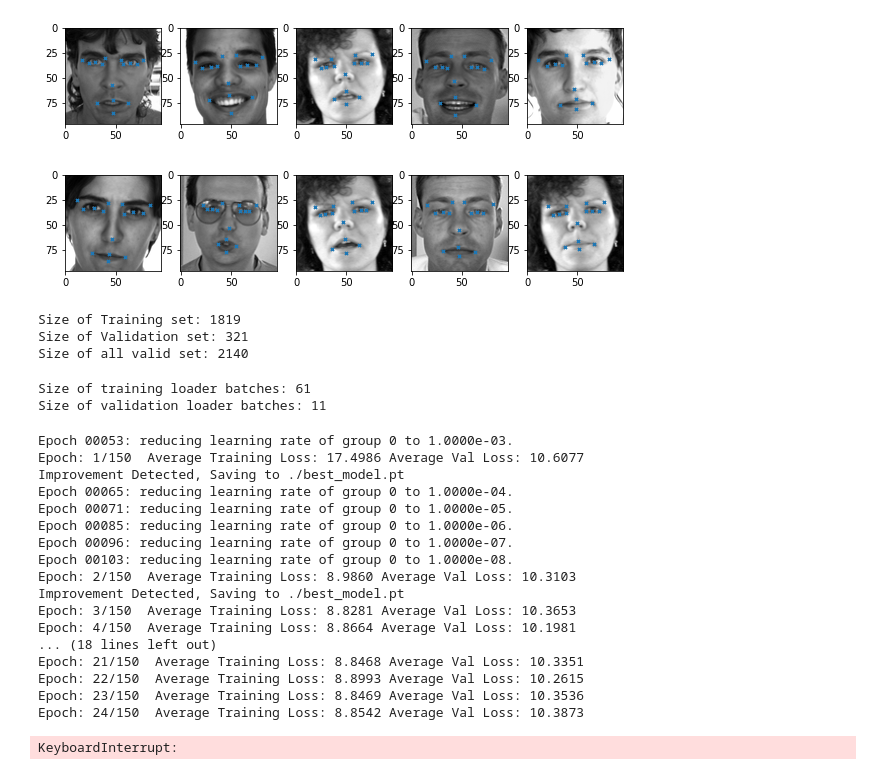
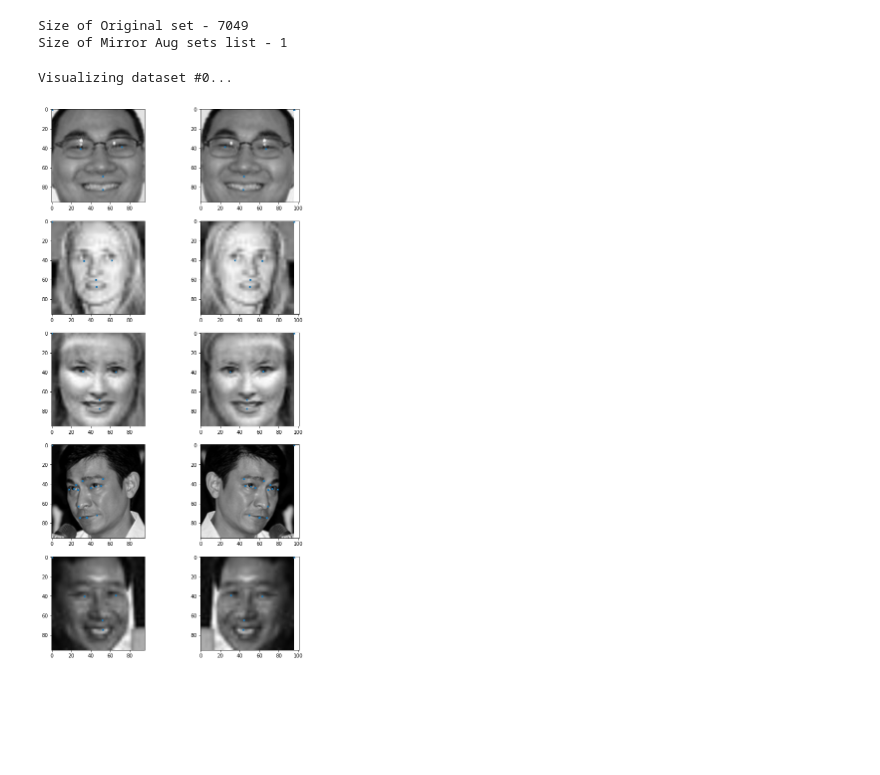
Before and after one commit to WayGold/FacialKeypointDetection, a Jupyter notebook: FacialKeypointsDetection.ipynb, the cells around one changed output. Cells and saved outputs as stored; diff of their text form; code cells hidden in the pictures; blank space fills up the shorter version.

```diff
--- a/FacialKeypointsDetection.ipynb
+++ b/FacialKeypointsDetection.ipynb
@@ -37,48 +34,12 @@ Randomly Visualizing...
-# %%
-allValidTrain, allValidVal = dl.getTrainValidationDataSet(csv_allValid, 0.85)
-vs.rand_vis_dataset(allValidTrain, 5)
-vs.rand_vis_dataset(allValidVal, 5)
-# %% [output]
-[figure, removed]
-[figure, removed]
-# %%
-print('Size of Training set: {}\nSize of Validation set: {}'.format(len(allValidTrain), len(allValidVal)))
-print('Size of all valid set: {}'.format(len(csv_allValid)))
-# %% [output]
-Size of Training set: 1819
-Size of Validation set: 321
-Size of all valid set: 2140
-# %%
-train_sampler = SubsetRandomSampler(range(len(allValidTrain)))
-val_sampler = SubsetRandomSampler(range(len(allValidVal)))
-
-train_loader = torch.utils.data.DataLoader(allValidTrain, batch_size=30, sampler=train_sampler)
-val_loader = torch.utils.data.DataLoader(allValidVal, batch_size=30, sampler=val_sampler)
-
-print('Size of training loader batches: {}\nSize of validation loader batches: {}'.format(len(train_loader), len(val_loader)))
-# %% [output]
-Size of training loader batches: 61
-Size of validation loader batches: 11
-# %%
-fc_model = model.FullyConnectNet()
-scheduler = optim.lr_scheduler.ReduceLROnPlateau(fc_model.optim, 'min',verbose=True, patience=5)
-train.train_model(fc_model, train_loader, val_loader, epochs=150)
-# %% [output]
-Epoch 00053: reducing learning rate of group 0 to 1.0000e-03.
-Epoch: 1/150  Average Training Loss: 17.4986 Average Val Loss: 10.6077
-Improvement Detected, Saving to ./best_model.pt
-Epoch 00065: reducing learning rate of group 0 to 1.0000e-04.
-Epoch 00071: reducing learning rate of group 0 to 1.0000e-05.
-Epoch 00085: reducing learning rate of group 0 to 1.0000e-06.
-Epoch 00096: reducing learning rate of group 0 to 1.0000e-07.
-Epoch 00103: reducing learning rate of group 0 to 1.0000e-08.
-Epoch: 2/150  Average Training Loss: 8.9860 Average Val Loss: 10.3103
-Improvement Detected, Saving to ./best_model.pt
-Epoch: 3/150  Average Training Loss: 8.8281 Average Val Loss: 10.3653
-Epoch: 4/150  Average Training Loss: 8.8664 Average Val Loss: 10.1981
-... (18 lines left out)
-Epoch: 21/150  Average Training Loss: 8.8468 Average Val Loss: 10.3351
-Epoch: 22/150  Average Training Loss: 8.8993 Average Val Loss: 10.2615
-Epoch: 23/150  Average Training Loss: 8.8469 Average Val Loss: 10.3536
-Epoch: 24/150  Average Training Loss: 8.8542 Average Val Loss: 10.3873
-KeyboardInterrupt:
+# %%
+# Mirror
+mirror_set = da.create_augs_from_transform(csv_autoFill, da.mirror, params=[None])
+print('Size of Original set - {}\nSize of Mirror Aug sets list - {}'.format(len(autoFill_dataset), len(mirror_set)))
+# %% [output]
+Size of Original set - 7049
+Size of Mirror Aug sets list - 1
+# %%
+vs.rand_vis_compare_orig_augset(autoFill_dataset, mirror_set, 5)
+# %% [output]
+Visualizing dataset #0...
+[figure, added]
```
Also changed, not shown: parts of 5 cells of this notebook, 2 other files.
